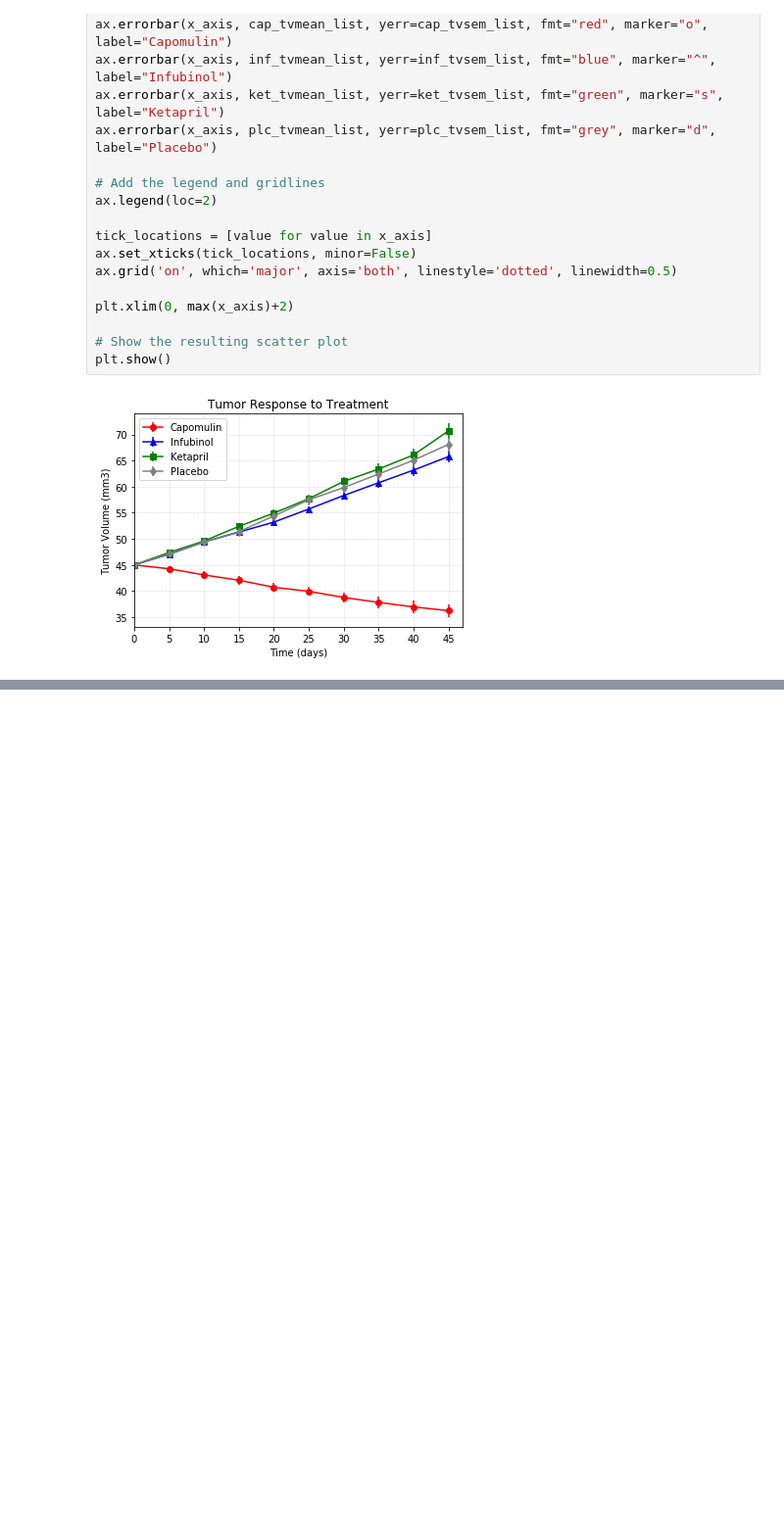
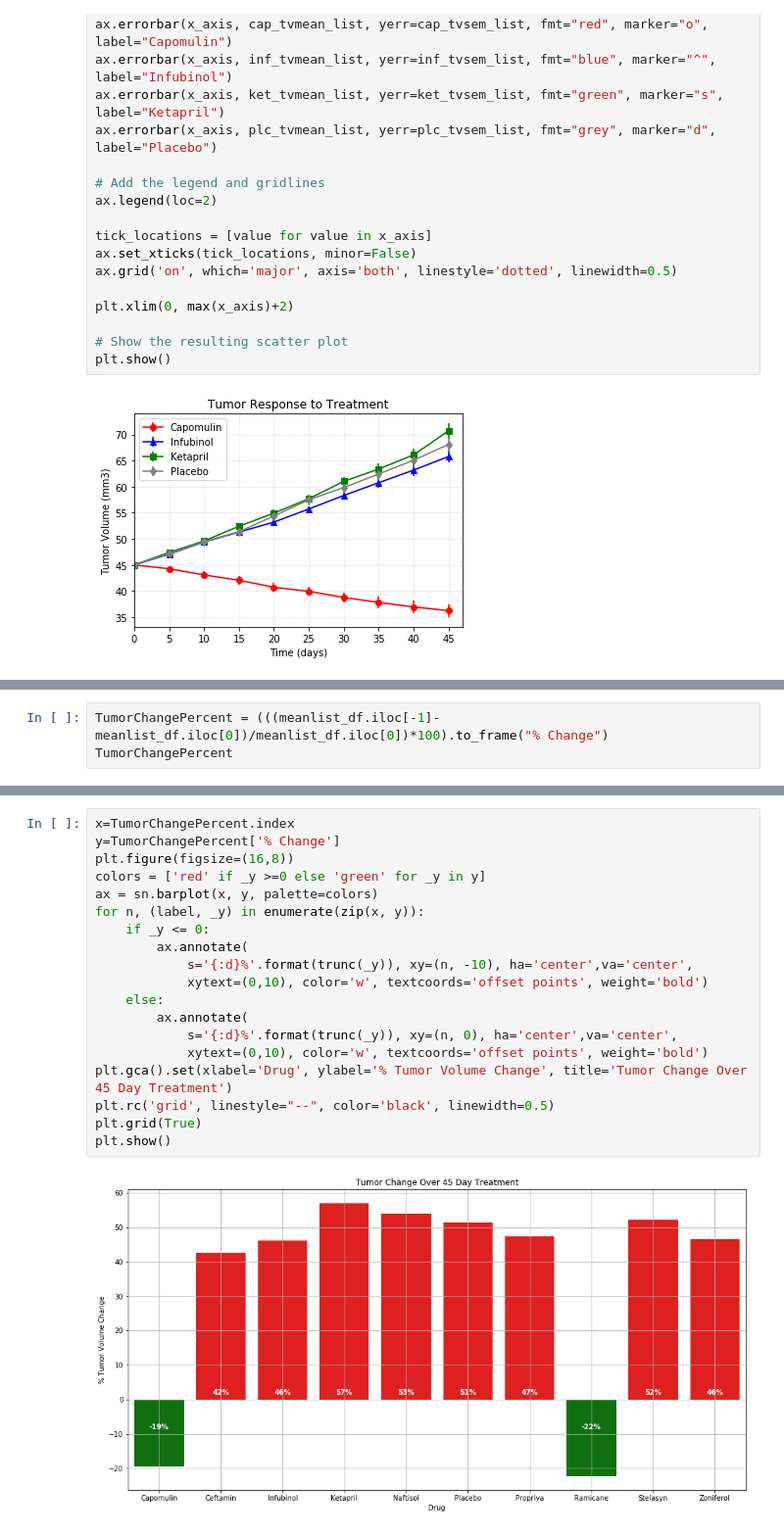
Before and after one commit to kiranbabuk/Unit5MatplotlibAssignment, a Jupyter notebook: PymaceuticalsAnalysis.ipynb, the cells around one changed output, grey strips where cells are left out. Shown: that part at 98% size. Saved outputs shown, nothing was run; the diff lists cells and outputs as text; blank space fills up the shorter version.

```diff
--- a/PymaceuticalsAnalysis.ipynb
+++ b/PymaceuticalsAnalysis.ipynb
@@ -191,0 +274,3 @@ mean_sem_meta.head()
+# %%
+TumorChangePercent = (((meanlist_df.iloc[-1]-meanlist_df.iloc[0])/meanlist_df.iloc[0])*100).to_frame("% Change")
+TumorChangePercent
@@ -191,0 +289,21 @@ mean_sem_meta.head()
+# %%
+x=TumorChangePercent.index
+y=TumorChangePercent['% Change']
+plt.figure(figsize=(16,8))
+colors = ['red' if _y >=0 else 'green' for _y in y]
+ax = sn.barplot(x, y, palette=colors)
+for n, (label, _y) in enumerate(zip(x, y)):
+    if _y <= 0:
+        ax.annotate(
+            s='{:d}%'.format(trunc(_y)), xy=(n, -10), ha='center',va='center',
+            xytext=(0,10), color='w', textcoords='offset points', weight='bold')
+    else:
+        ax.annotate(
+            s='{:d}%'.format(trunc(_y)), xy=(n, 0), ha='center',va='center',
+            xytext=(0,10), color='w', textcoords='offset points', weight='bold')
+plt.gca().set(xlabel='Drug', ylabel='% Tumor Volume Change', title='Tumor Change Over 45 Day Treatment')
+plt.rc('grid', linestyle="--", color='black', linewidth=0.5)
+plt.grid(True)
+plt.show()
+# %% [output]
+[figure, added]
```
Also changed, not shown: parts of 11 cells of this notebook, 1 other file.
